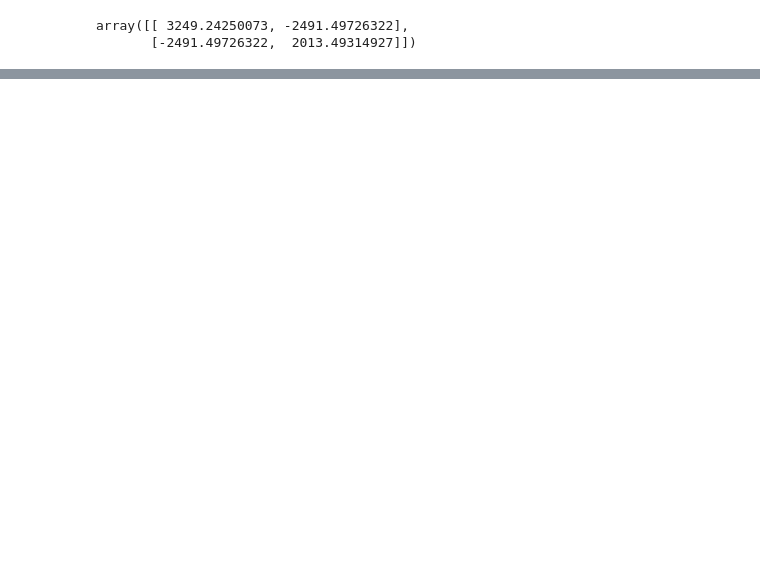
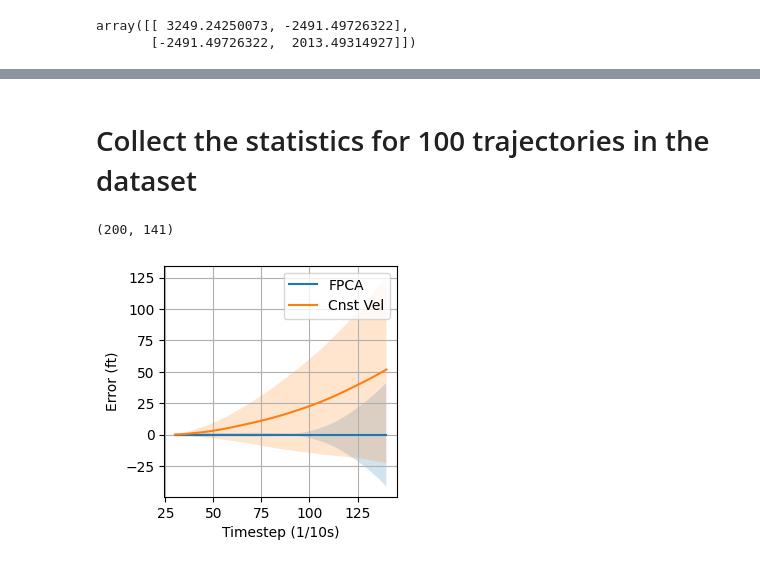
Before and after one commit to thinhhoang95/anomaly-detection-ngsim2, a Jupyter notebook: klt_paper/trajectory_completion.ipynb, the cells around one changed output, grey strips where cells are left out. Drawn from its saved outputs; the diff is of its cells as text; code cells hidden in the pictures; blank space fills up the shorter version.

```diff
--- a/klt_paper/trajectory_completion.ipynb
+++ b/klt_paper/trajectory_completion.ipynb
@@ -172,0 +175,2 @@ array([[7.82832142e+05, 1.45109651e-09],
+# %% [markdown]
+# Collect the statistics for 100 trajectories in the dataset
@@ -172,0 +198,47 @@ array([[7.82832142e+05, 1.45109651e-09],
+# %%
+y_pred_all = []
+e_all = []
+e_thr = 5 # ft
+pred_hrz = []
+for i in range(y_vec.shape[0]):
+    phi = fpca_discretized_rw.components_.data_matrix.copy()
+    phi = fpca_discretized_rw.components_.data_matrix.copy().reshape(phi.shape[0], phi.shape[1])
+    mu_curve = fpca_discretized_rw.mean_.data_matrix.copy().flatten()
+    y_pred_all.append(mu_curve + mu_post_all[i] @ phi)
+    e_all.append(y_pred_all[i] - y_vec[i])
+
+    # Compute the prediction horizon
+    hrz_candidates = np.where(np.abs(e_all[i]) > e_thr)
+    if len(hrz_candidates[0]) == 0:
+        pred_hrz.append(y_vec.shape[1] - 30)
+    else:
+        pred_hrz.append(np.where(np.abs(e_all[i]) > e_thr)[0][0])
+# %%
+np.array(e_all).shape
+# %% [output]
+(200, 141)
+# %%
+e_avg = np.mean(np.array(e_all), axis=0)
+e_std = np.std(np.array(e_all), axis=0)
+
+# Load average and confidence interval of error from CV model from cv_*.npy file
+# Run trajectory_completion_with_CV.ipynb file to obtain these npy files
+e_avg_cv = np.load('cv_error_avg.npy')
+e_std_cv = np.load('cv_error_std.npy')
+
+# Plot the error
+plt.figure(figsize=(3, 3))
+plt.plot(np.arange(30, sample_traj.shape[0]), e_avg[30:], label='FPCA')
+plt.plot(np.arange(30, sample_traj.shape[0]), e_avg_cv, label='Cnst Vel')
+# Plot the confidence interval
+plt.fill_between(np.arange(30, sample_traj.shape[0]), e_avg[30:] - 2 * e_std[30:], e_avg[30:] + 2 * e_std[30:], alpha=0.2)
+plt.fill_between(np.arange(30, sample_traj.shape[0]), e_avg_cv - 2 * e_std_cv, e_avg_cv + 2 * e_std_cv, alpha=0.2)
+
+plt.xlabel('Timestep (1/10s)')
+plt.ylabel('Error (ft)')
+plt.legend()
+plt.grid()
+
+plt.savefig('error_cv_sc.pdf', bbox_inches='tight')
+# %% [output]
+[figure, added]
```
Also changed, not shown: parts of 7 cells of this notebook, 12 other files.
